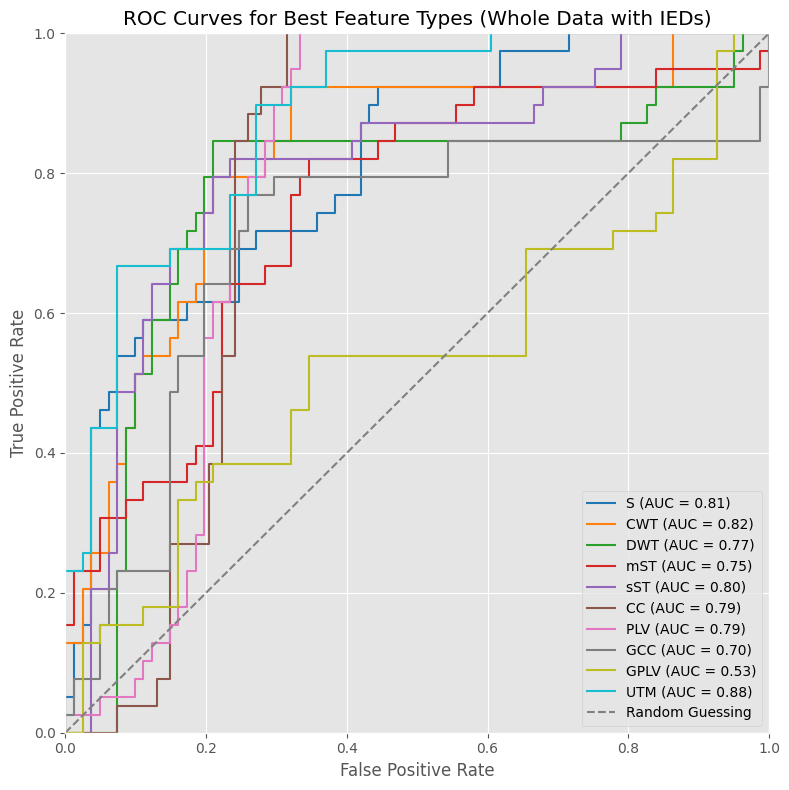
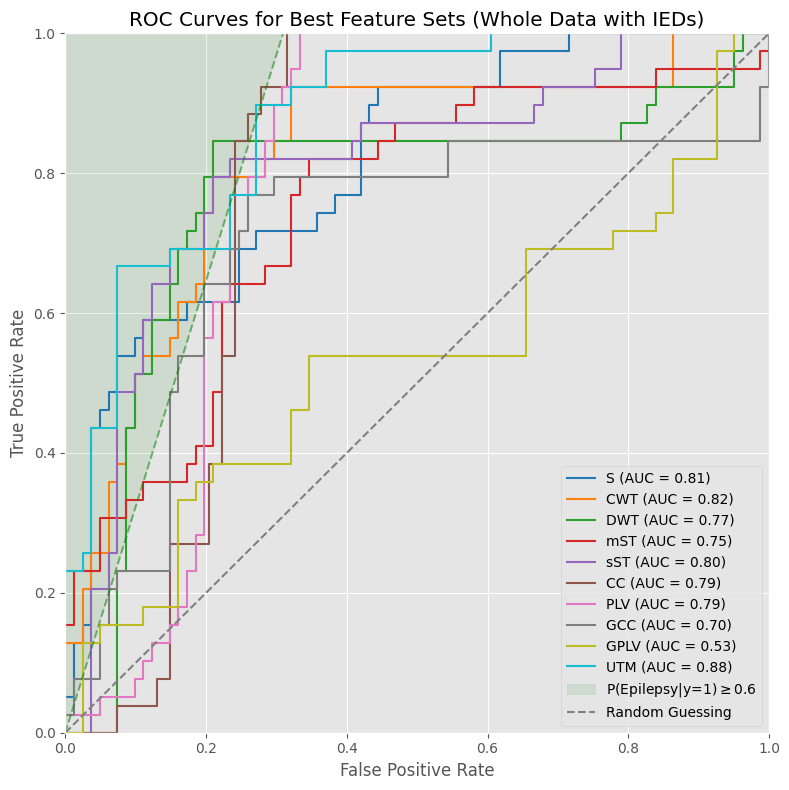
Code edit (unified diff) that turned the first committed figure into the second:
--- before
+++ after
@@ -37,5 +37,13 @@
     plt.plot(fpr_pooled, tpr_pooled, label=f'{featnames[feature_type]} (AUC = {auc_pooled:.2f})', color=colors[feat_types.index(feature_type)], linestyle='solid')
     print(f'{feature_type} Pooled AUC: {auc_pooled:.2f}')
+
+slope=compute_threshold_slope(13,28,0.6)
+# plot a line with this slope, limit the y axis to [0, 1]
+plt.plot([0, 1], [0, slope], '--', color='green', alpha=0.5)
+#fill above the line
+plt.fill_between([0, 1], [0, slope],[1, slope], color='green', alpha=0.1, label=f'P(Epilepsy|y=1)$\geq$0.6')
 plt.title('ROC Curves for Best Feature Sets (Whole Data with IEDs)')
+
+
 
 plt.plot([0, 1], [0, 1], '--', label='Random Guessing', color='gray')
@@ -47,3 +55,5 @@
 plt.grid(True)
 plt.tight_layout()
+plt.savefig('tuh_ss_whole_roc.pdf', bbox_inches='tight')
+plt.show()
 

Commit: added shap, more plotting utils